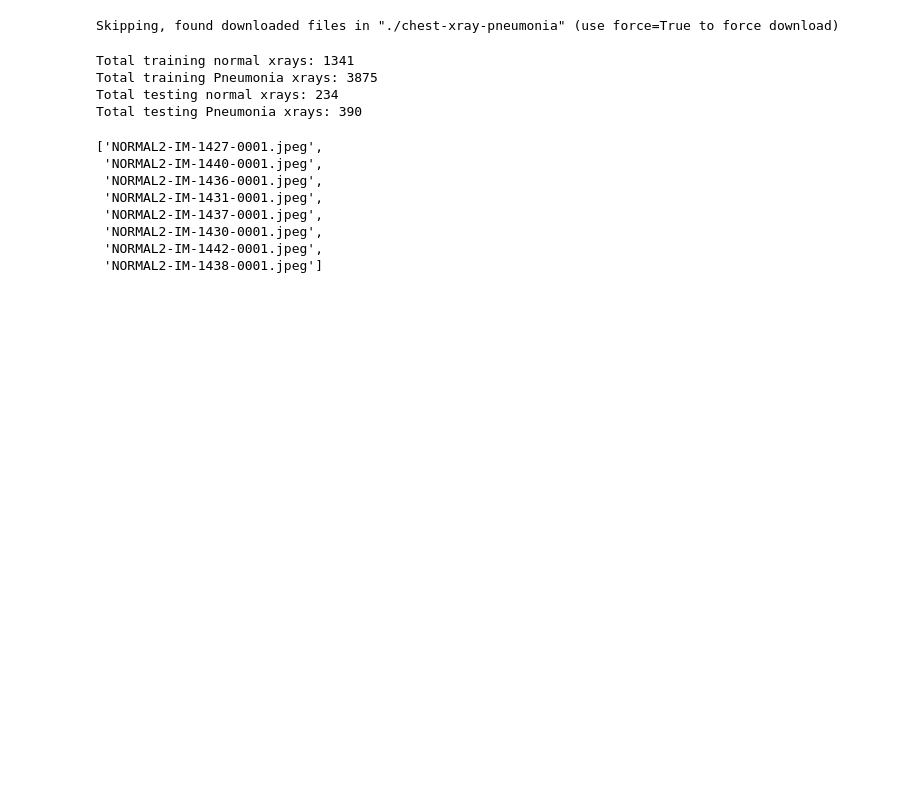
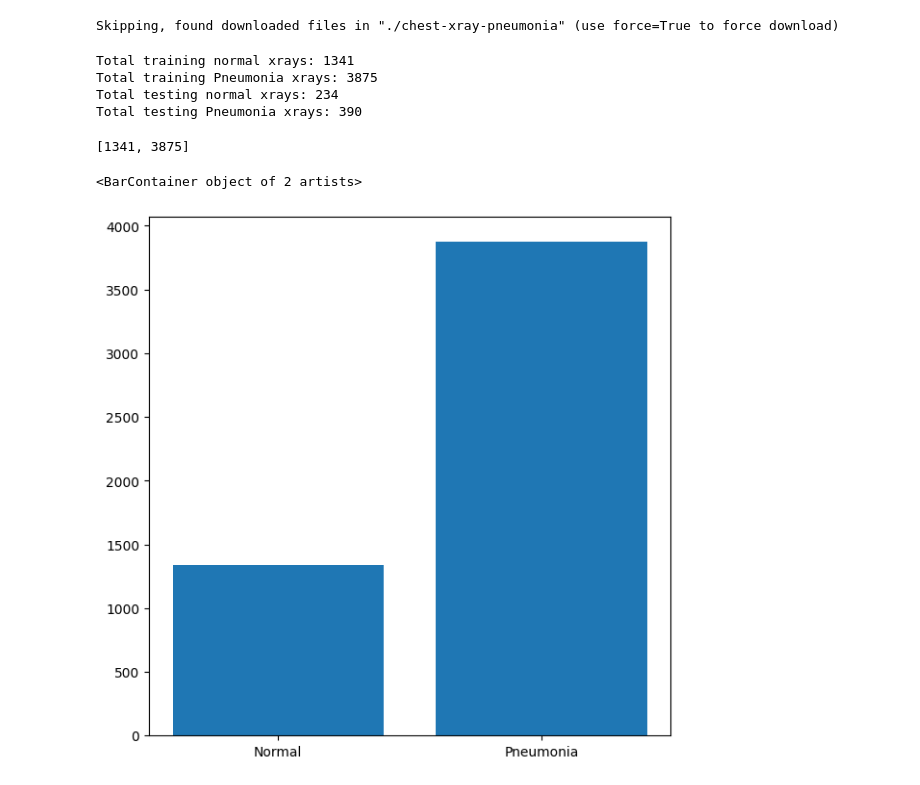
Before and after one commit to Ebenezeragyemang10/machine-learning-projects, a Jupyter notebook: chest-x-ray-classification-cnn/xrayclassifier.ipynb, the cells around one changed output. Drawn from its saved outputs; the diff is of its cells as text; code cells hidden in the pictures; blank space fills up the shorter version.

```diff
--- a/chest-x-ray-classification-cnn/xrayclassifier.ipynb
+++ b/chest-x-ray-classification-cnn/xrayclassifier.ipynb
@@ -59,12 +59,28 @@ Total training Pneumonia xrays: 3875
 Total testing normal xrays: 234
 Total testing Pneumonia xrays: 390
 # %%
+normal_train = os.listdir(f'{train_dir}/NORMAL')
+pneumonia_train = os.listdir(f'{train_dir}/PNEUMONIA')
+normal_test  = os.listdir(f'{test_dir}/NORMAL')
+pneumonia_test = os.listdir(f'{test_dir}/PNEUMONIA')
-# %% [output]
-['NORMAL2-IM-1427-0001.jpeg',
- 'NORMAL2-IM-1440-0001.jpeg',
- 'NORMAL2-IM-1436-0001.jpeg',
- 'NORMAL2-IM-1431-0001.jpeg',
- 'NORMAL2-IM-1437-0001.jpeg',
- 'NORMAL2-IM-1430-0001.jpeg',
- 'NORMAL2-IM-1442-0001.jpeg',
- 'NORMAL2-IM-1438-0001.jpeg']
+# %%
+train_count = [
+    len(normal_train),
+    len(pneumonia_train)
+]
+print(train_count)
+classes = [
+    "Normal",
+    "Pneumonia"
+]
+# %% [output]
+[1341, 3875]
+# %%
+plt.figure(figsize=(7, 7))
+plt.bar(
+    classes,
+    train_count
+)
+# %% [output]
+<BarContainer object of 2 artists>
+[figure, added]
```
Also changed, not shown: parts of 4 cells of this notebook.
